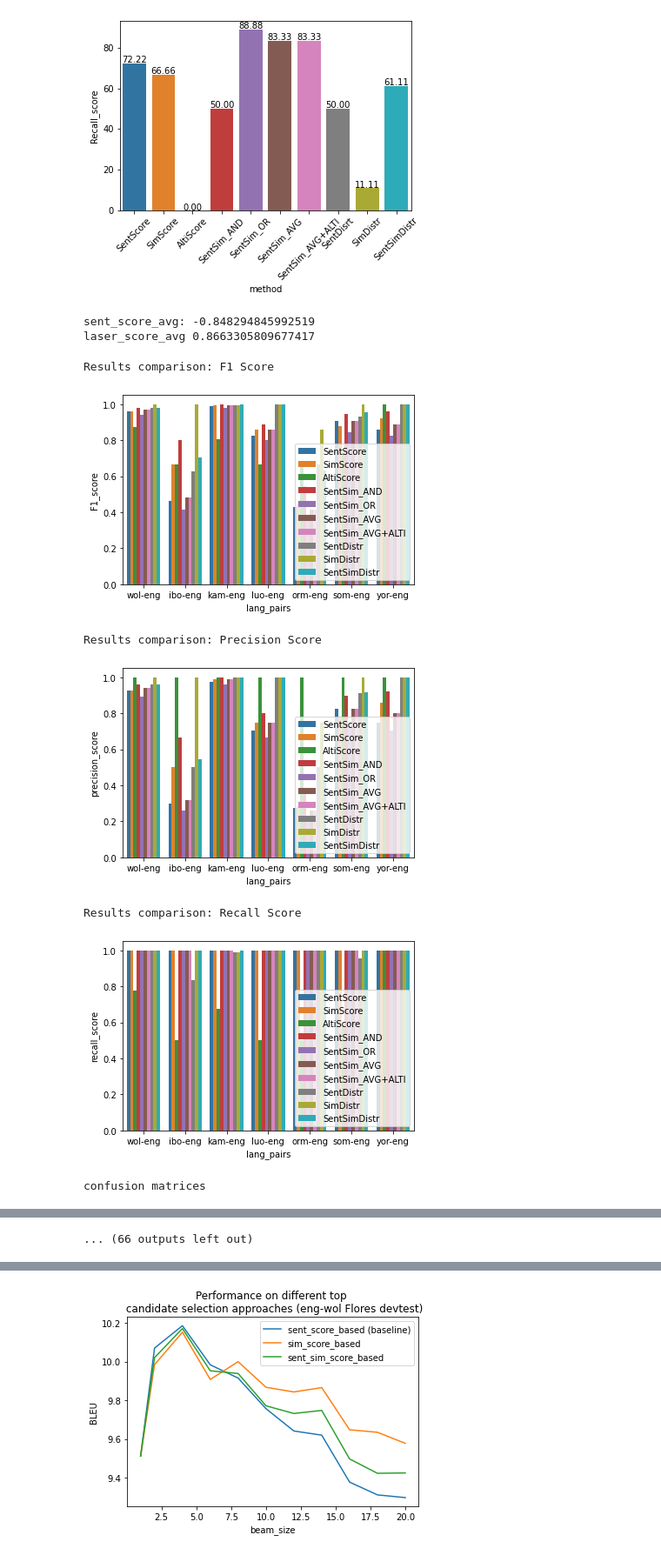
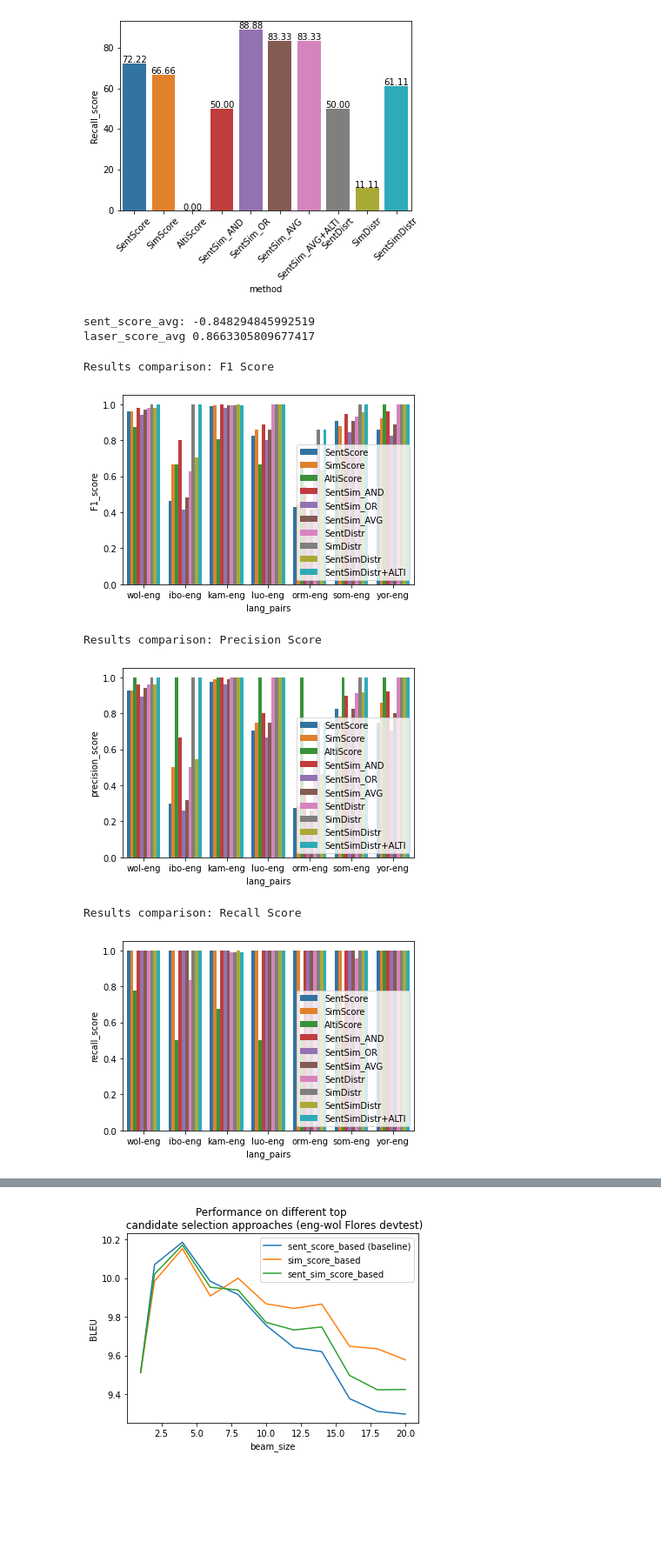
Before and after one commit to andreniyongabo/hallucination_detection_and_mitigation, a Jupyter notebook: detection_and_mitigation_evaluation.ipynb, the cells around one changed output, grey strips where cells are left out. Shown: that part at 87% size. Drawn from its saved outputs; the diff is of its cells as text; code cells hidden in the pictures; blank space fills up the shorter version.

```diff
--- a/detection_and_mitigation_evaluation.ipynb
+++ b/detection_and_mitigation_evaluation.ipynb
@@ -536,7 +614,7 @@ def sent_dist_based_detection(df, threshold=-1.09):
 
     return f_score, p_score, r_score, conf_matrix, threshold
 
-f_score, p_score, r_score, conf_matrix, _ = sent_dist_based_detection(df_new)
+f_score, p_score, r_score, conf_matrix, _ = sent_dist_based_detection(df_new, threshold=-1.09)
 print("\n", "f1_score:", f_score, "precision_score:", p_score, "recall_score:", r_score)
 
 sns.heatmap(conf_matrix, annot=True)
@@ -721,7 +799,7 @@ plt.show()
 [figure]
 [figure]
 # %%
-# evaluating the above techniques on catastrophic translation datasets and different languages.
+# evaluating the above techniques on catastrophic translation datasets of different languages.
 
 def detect(df, sent_avg, sim_avg, alti_threshold, sent_distr_threshold, sim_distr_threshold, method):
     #halluc=1
@@ -772,6 +850,11 @@ def detect(df, sent_avg, sim_avg, alti_threshold, sent_distr_threshold, sim_dist
                 pred_classes.append(1)
             else:
                 pred_classes.append(0)
+        elif method=="SentDistr":
+            if df.sent_score[i] <= sent_distr_threshold:
+                pred_classes.append(1)
+            else:
+                pred_classes.append(0)
 
         elif method=="SimDistr":
             if df.sim_score[i] <= sim_distr_threshold:
@@ -779,14 +862,13 @@ def detect(df, sent_avg, sim_avg, alti_threshold, sent_distr_threshold, sim_dist
             else:
                 pred_classes.append(0)
 
-        elif method=="SentDistr":
-            if df.sent_score[i] <= sent_distr_threshold:
+        elif method=="SentSimDistr":
+            if df.sim_score[i] <= sim_distr_threshold or df.sent_score[i] <= sent_distr_threshold:
                 pred_classes.append(1)
             else:
                 pred_classes.append(0)
-
-        elif method=="SentSimDistr":
-            if df.sim_score[i] <= sim_distr_threshold or df.sent_score[i] <= sent_distr_threshold:
+        elif method=="SentSimDistr+ALTI":
+            if df.sim_score[i] <= sim_distr_threshold or df.sent_score[i] <= sent_distr_threshold and df.alti_score[i] <= alti_threshold:
                 pred_classes.append(1)
             else:
                 pred_classes.append(0)
@@ -803,7 +885,6 @@ def detect(df, sent_avg, sim_avg, alti_threshold, sent_distr_threshold, sim_dist
 if __name__=="__main__":
     _, _, _, _, sent_avg = sent_score_based_detection(df_new)
     _, _, _, _, sim_avg = laser_score_based_detection(df_new)
-    sent_sim_avg = 0.01933875987580646
     _, _, _, _, alti_threshold = alti_score_based_detection(df_new)
     _, _, _, _, sent_distr_threshold = sent_dist_based_detection(df_new)
     _, _, _, _, sim_distr_threshold = laser_dist_based_detection(df_new)
@@ -818,7 +899,7 @@ if __name__=="__main__":
     r_scores = []
     conf_matrices = []
 
-    for method in ["SentScore", "SimScore", "AltiScore", "SentSim_AND", "SentSim_OR", "SentSim_AVG", "SentSim_AVG+ALTI", "SentDistr", "SimDistr", "SentSimDistr"]:
+    for method in ["SentScore", "SimScore", "AltiScore", "SentSim_AND", "SentSim_OR", "SentSim_AVG", "SentDistr", "SimDistr", "SentSimDistr", "SentSimDistr+ALTI"]:
         for src in srcs:
             methods.append(method)
             lang_pairs.append(f"{src}-{tgt}")
@@ -859,39 +940,38 @@ if __name__=="__main__":
                 hue = 'method',
                 data = df_plot,
                 estimator = np.median,
                 ci = 0)
 
     # for i in ax.containers:
     #     ax.bar_label(i,)
     # Change the legend position
     plt.legend(loc='lower right')
     plt.show()
 
     print("Results comparison: Recall Score")
     sns.barplot(x = 'lang_pairs',
                 y = 'recall_score',
                 hue = 'method',
                 data = df_plot,
                 estimator = np.median,
                 ci = 0)
 
     # for i in ax.containers:
     #     ax.bar_label(i,)
     # Change the legend position
     plt.legend(loc='lower right')
     plt.show()
 
-    print("confusion matrices")
-    for cfm in conf_matrices:
-        sns.heatmap(cfm, annot=True)
-        plt.show()
+#     print("confusion matrices")
+#     for cfm in conf_matrices[-14:]:
+#         sns.heatmap(cfm, annot=True)
+#         plt.show()
 # %% [output]
 sent_score_avg: -0.848294845992519
 laser_score_avg 0.8663305809677417
 Results comparison: F1 Score
-[figure, old version]
+[figure, new version]
 Results comparison: Precision Score
-[figure, old version]
+[figure, new version]
 Results comparison: Recall Score
-[figure, old version]
+[figure, new version]
-confusion matrices
@@ -902 +977,0 @@ confusion matrices
-... (66 outputs left out)
```
Also changed, not shown: parts of 25 cells of this notebook, 4 other files.
